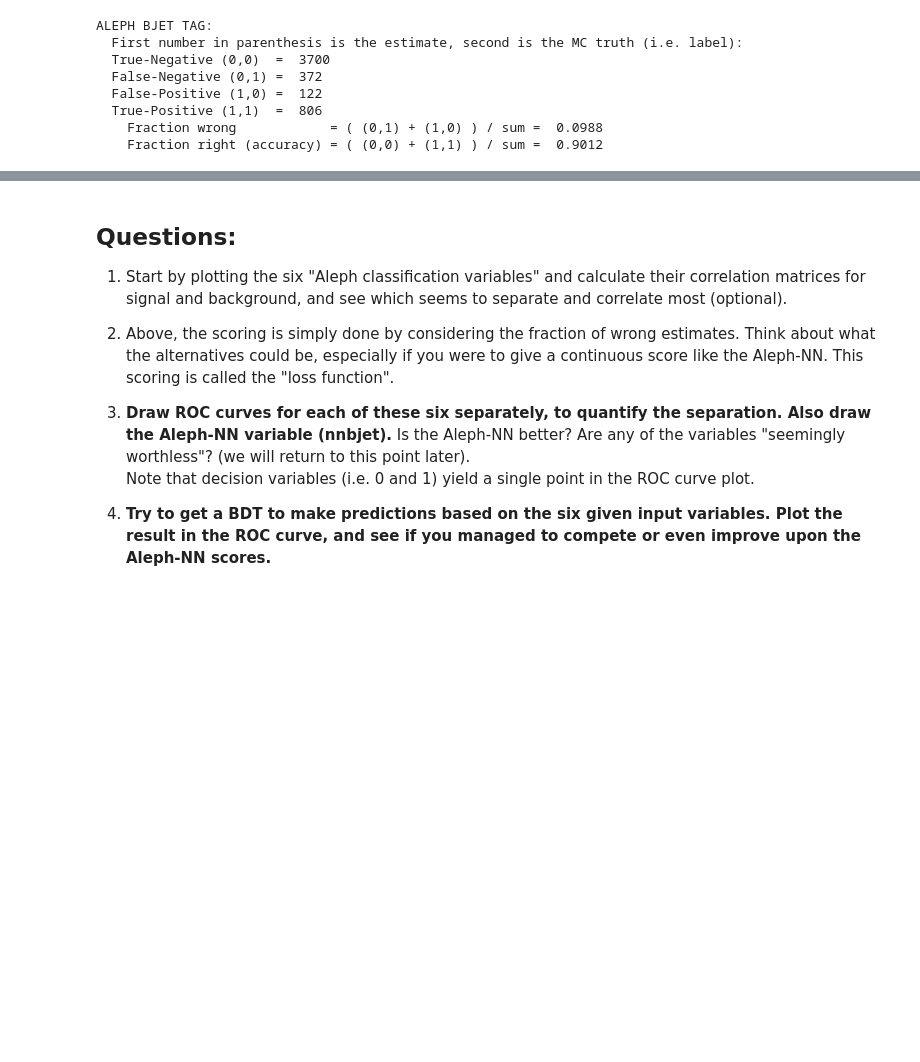
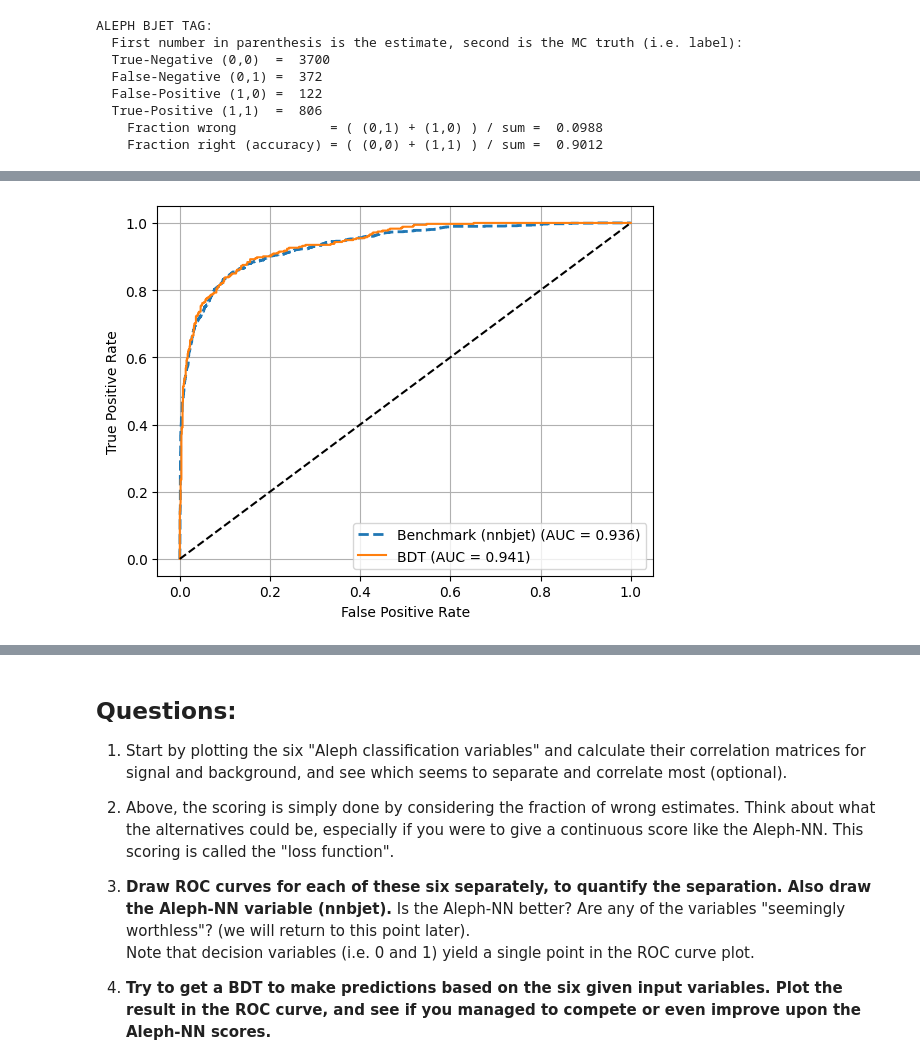
Before and after one commit to J04n04/AppliedML2026, a Jupyter notebook: Week1/BjetSelection_original.ipynb, the cells around one changed output, grey strips where cells are left out. Cells and saved outputs as stored; diff of their text form; code cells hidden in the pictures; blank space fills up the shorter version.

```diff
--- a/Week1/BjetSelection_original.ipynb
+++ b/Week1/BjetSelection_original.ipynb
@@ -193,0 +232,35 @@ ALEPH BJET TAG:
+# %%
+from sklearn.model_selection import train_test_split
+from sklearn.ensemble import GradientBoostingClassifier
+
+X_train, X_test, y_train, y_test = train_test_split(input_data, truth_data, test_size=0.3, random_state=42)
+
+bdt = GradientBoostingClassifier(
+    n_estimators=80,   # number of trees
+    learning_rate=0.05,  # shrinkage
+    max_depth=4,        # tree depth
+    random_state=42
+)
+
+bdt.fit(X_train, y_train)
+y_score = bdt.predict_proba(X_test)[:, 1]
+fpr, tpr, _ = roc_curve(y_test, y_score)
+roc_auc = auc(fpr, tpr)
+
+fpr_bench, tpr_bench, _ = roc_curve(truth_data, benchmark_data)
+auc_bench = auc(fpr_bench, tpr_bench)
+
+plt.plot(fpr_bench, tpr_bench,
+         linestyle='--',
+         linewidth=2,
+         label=f"Benchmark (nnbjet) (AUC = {auc_bench:.3f})")
+
+plt.plot(fpr, tpr, label=f"BDT (AUC = {roc_auc:.3f})")
+plt.plot([0, 1], [0, 1], 'k--')
+plt.xlabel("False Positive Rate")
+plt.ylabel("True Positive Rate")
+plt.legend()
+plt.grid()
+plt.show()
+# %% [output]
+[figure, added]
```
Also changed, not shown: parts of 8 cells of this notebook.
